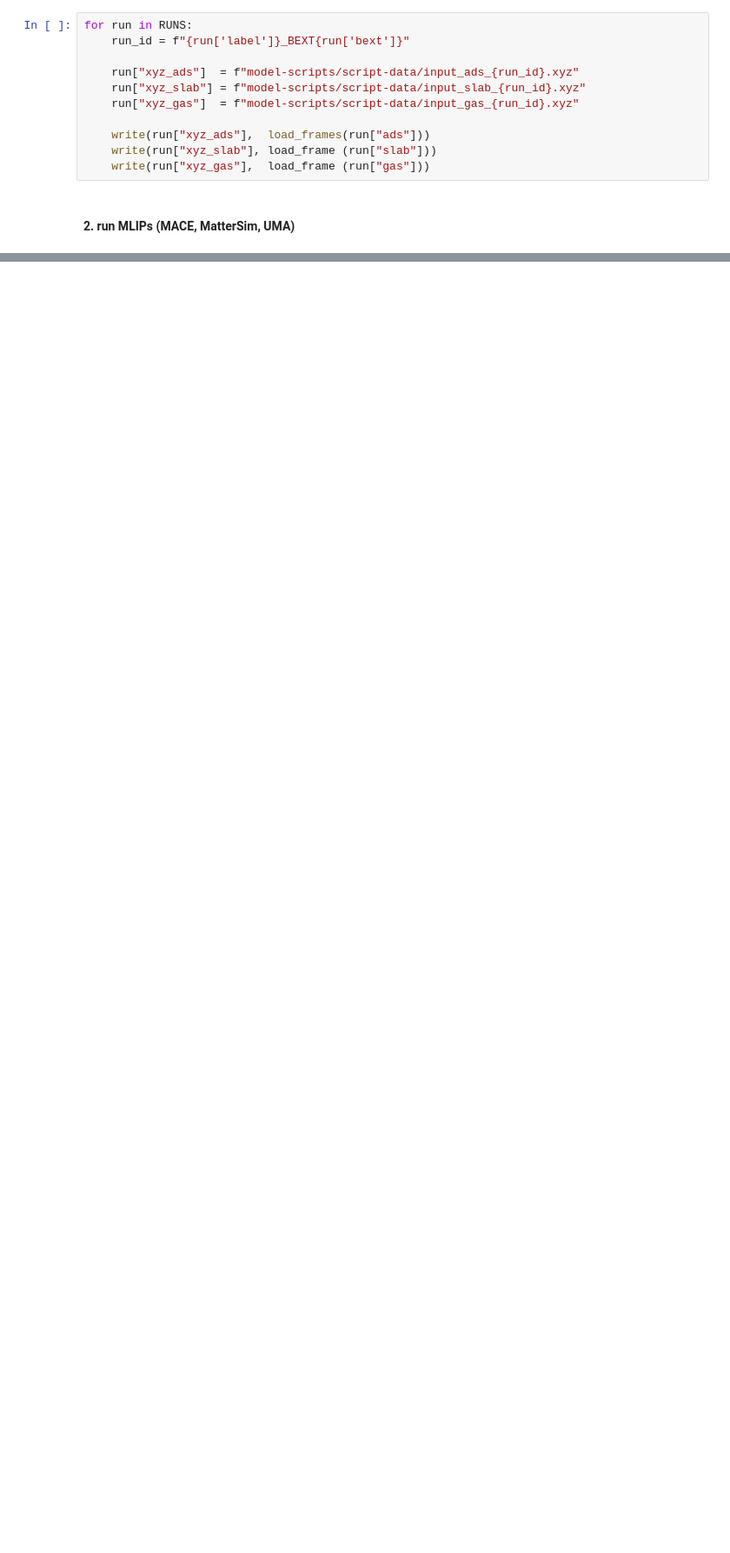
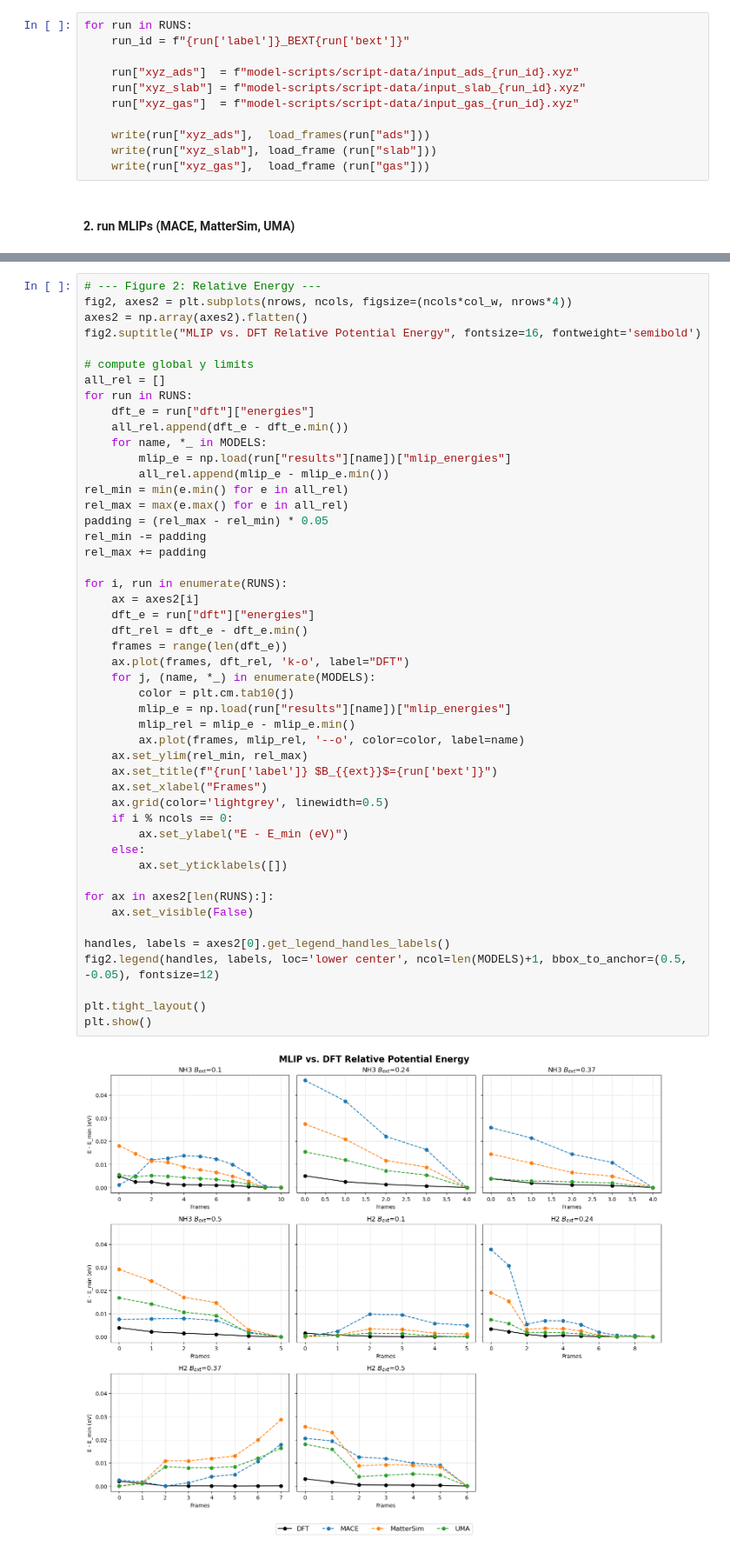
Before and after one commit to zbschwab/ml-catalysis-research, a Jupyter notebook: dft-mlips-comparison-pipline.ipynb, the cells around one changed output, grey strips where cells are left out. Shown at 87% size. Drawn from its saved outputs; the diff is of its cells as text; blank space fills up the shorter version.

```diff
--- a/dft-mlips-comparison-pipline.ipynb
+++ b/dft-mlips-comparison-pipline.ipynb
@@ -90,0 +171,50 @@ for run in RUNS:
+# %%
+# --- Figure 2: Relative Energy ---
+fig2, axes2 = plt.subplots(nrows, ncols, figsize=(ncols*col_w, nrows*4))
+axes2 = np.array(axes2).flatten()
+fig2.suptitle("MLIP vs. DFT Relative Potential Energy", fontsize=16, fontweight='semibold')
+
+# compute global y limits
+all_rel = []
+for run in RUNS:
+    dft_e = run["dft"]["energies"]
+    all_rel.append(dft_e - dft_e.min())
+    for name, *_ in MODELS:
+        mlip_e = np.load(run["results"][name])["mlip_energies"]
+        all_rel.append(mlip_e - mlip_e.min())
+rel_min = min(e.min() for e in all_rel)
+rel_max = max(e.max() for e in all_rel)
+padding = (rel_max - rel_min) * 0.05
+rel_min -= padding
+rel_max += padding
+
+for i, run in enumerate(RUNS):
+    ax = axes2[i]
+    dft_e = run["dft"]["energies"]
+    dft_rel = dft_e - dft_e.min()
+    frames = range(len(dft_e))
+    ax.plot(frames, dft_rel, 'k-o', label="DFT")
+    for j, (name, *_) in enumerate(MODELS):
+        color = plt.cm.tab10(j)
+        mlip_e = np.load(run["results"][name])["mlip_energies"]
+        mlip_rel = mlip_e - mlip_e.min()
+        ax.plot(frames, mlip_rel, '--o', color=color, label=name)
+    ax.set_ylim(rel_min, rel_max)
+    ax.set_title(f"{run['label']} $B_{{ext}}$={run['bext']}")
+    ax.set_xlabel("Frames")
+    ax.grid(color='lightgrey', linewidth=0.5)
+    if i % ncols == 0:
+        ax.set_ylabel("E - E_min (eV)")
+    else:
+        ax.set_yticklabels([])
+
+for ax in axes2[len(RUNS):]:
+    ax.set_visible(False)
+
+handles, labels = axes2[0].get_legend_handles_labels()
+fig2.legend(handles, labels, loc='lower center', ncol=len(MODELS)+1, bbox_to_anchor=(0.5, -0.05), fontsize=12)
+
+plt.tight_layout()
+plt.show()
+# %% [output]
+[figure, added]
```
Also changed, not shown: parts of 6 cells of this notebook.
